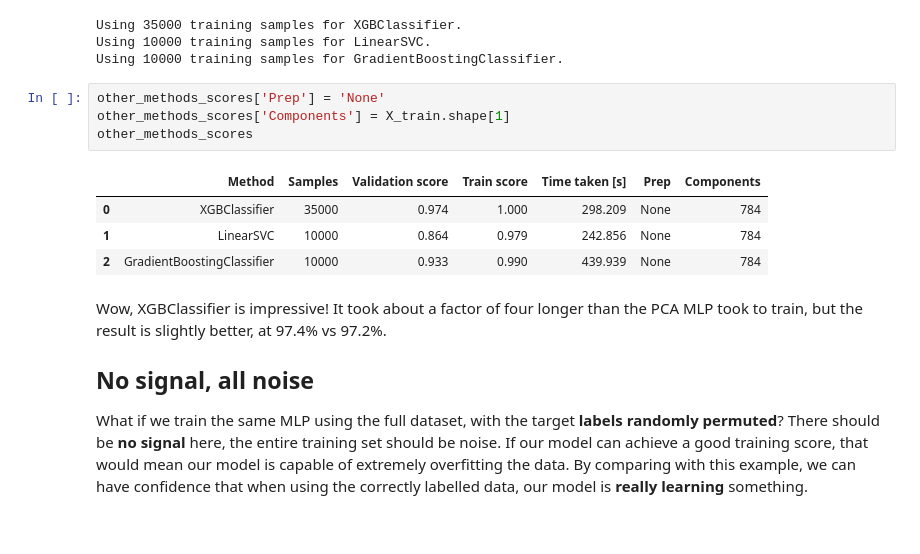
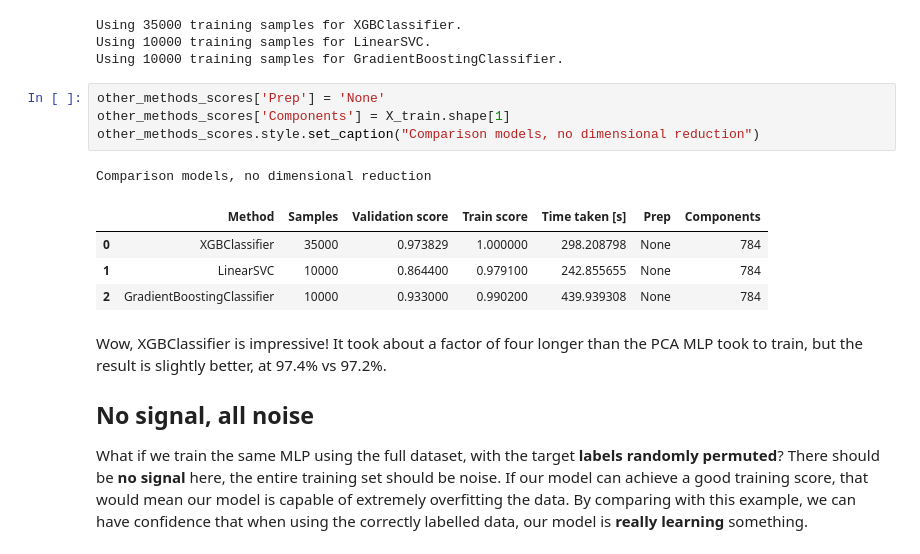
Before and after one commit to pc559/mnist_comparison, a Jupyter notebook: mnist_compare.ipynb, the cells around one changed output. Cells and saved outputs as stored; diff of their text form.

```diff
--- a/mnist_compare.ipynb
+++ b/mnist_compare.ipynb
@@ -360,12 +391,13 @@ Using 10000 training samples for GradientBoostingClassifier.
 # %%
 other_methods_scores['Prep'] = 'None'
 other_methods_scores['Components'] = X_train.shape[1]
-other_methods_scores
+other_methods_scores.style.set_caption("Comparison models, no dimensional reduction")
 # %% [output]
+Comparison models, no dimensional reduction
 |  | Method | Samples | Validation score | Train score | Time taken [s] | Prep | Components |
-| 0 | XGBClassifier | 35000 | 0.974 | 1.000 | 298.209 | None | 784 |
-| 1 | LinearSVC | 10000 | 0.864 | 0.979 | 242.856 | None | 784 |
-| 2 | GradientBoostingClassifier | 10000 | 0.933 | 0.990 | 439.939 | None | 784 |
+| 0 | XGBClassifier | 35000 | 0.973829 | 1.000000 | 298.208798 | None | 784 |
+| 1 | LinearSVC | 10000 | 0.864400 | 0.979100 | 242.855655 | None | 784 |
+| 2 | GradientBoostingClassifier | 10000 | 0.933000 | 0.990200 | 439.939308 | None | 784 |
 # %% [markdown]
 Wow, XGBClassifier is impressive! It took about a factor of four longer than the PCA MLP took to train,
 but the result is slightly better, at 97.4% vs 97.2%.
```
Also changed, not shown: parts of 31 cells of this notebook.
